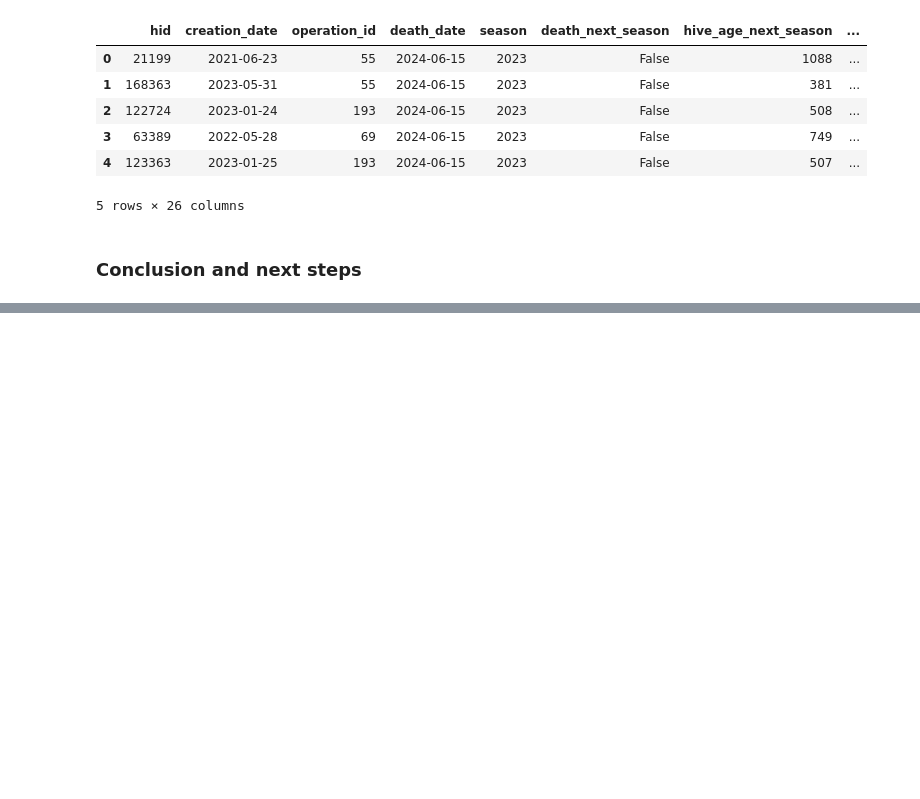
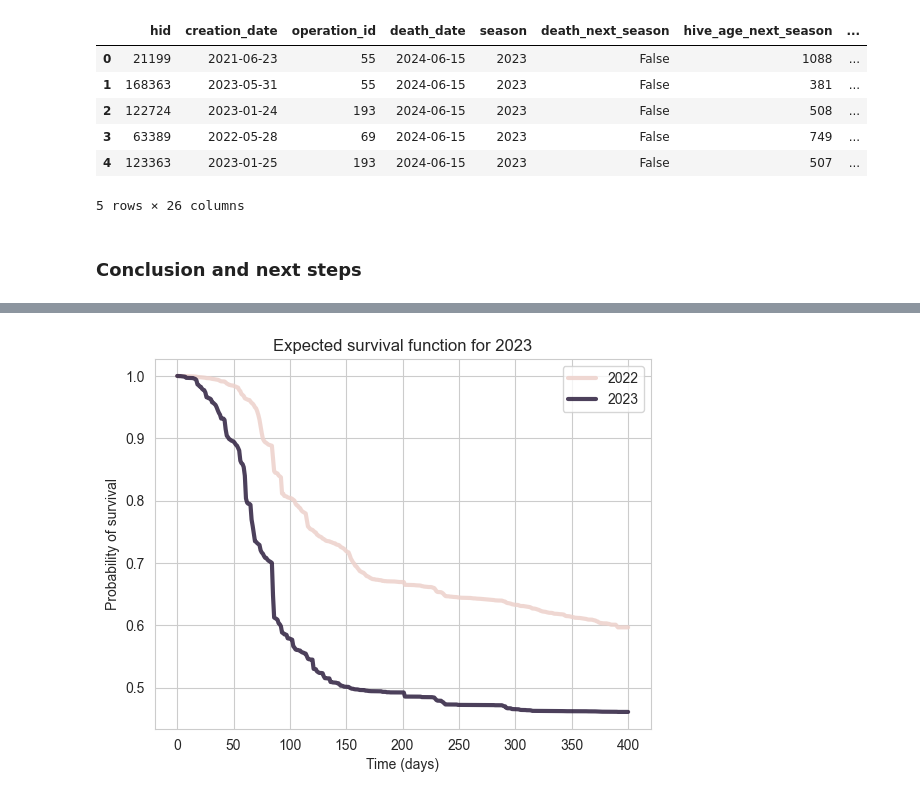
Before and after one commit to Nectar-Technologies/ledge-nectar, a Jupyter notebook: aqi/notebooks/Data analysis and visualization.ipynb, the cells around one changed output, grey strips where cells are left out. Drawn from its saved outputs; the diff is of its cells as text; code cells hidden in the pictures; blank space fills up the shorter version.

Commit message:
feaT: predict on 2023

```diff
--- a/aqi/notebooks/Data analysis and visualization.ipynb
+++ b/aqi/notebooks/Data analysis and visualization.ipynb
@@ -1921,0 +1949,12 @@ X_next_year = next_year[features]
+# %%
+tim = [2023 for _ in range(len(surv23))]
+tim.extend([2022 for _ in range(len(preds))])
+# %%
+times = [i for i in range(len(surv23))]
+times.extend([i for i in range(len(preds))])
+# %%
+predics = surv23.tolist()
+predics.extend(preds.tolist())
+# %%
+ny = pd.DataFrame({"pred":predics, "year":tim, "time":times})
+ny.head()
@@ -1921,0 +1968,17 @@ X_next_year = next_year[features]
+# %%
+LANG = "EN"
+title = {"FR":"Fonction de survie attendue pour 2023",
+         "EN":"Expected survival function for 2023"}
+xaxe = {"FR": "Temps (en jours)","EN":"Time (days)"}
+yaxe = {"FR": "Probabilité de survie", "EN":"Probability of survival"}
+
+
+sns.lineplot(x=ny['time'], y=ny['pred'],hue=ny['year'],linewidth=3, alpha=0.85, linestyle="solid")
+plt.ylabel(yaxe[LANG])
+plt.xlabel(xaxe[LANG])
+plt.title(title[LANG])
+plt.legend()
+plt.grid(True)
+plt.savefig(f"figure-3-{LANG}.png")
+# %% [output]
+[figure, added]
```
Also changed, not shown: parts of 7 cells of this notebook.
